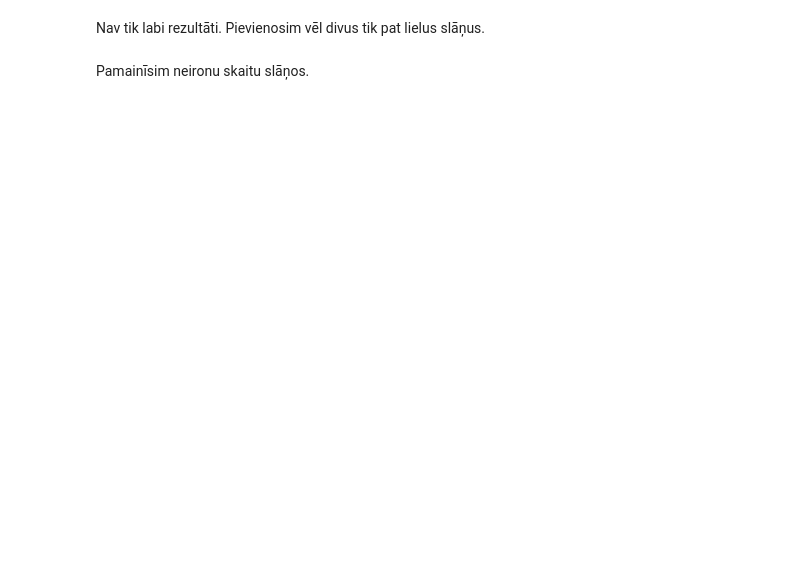
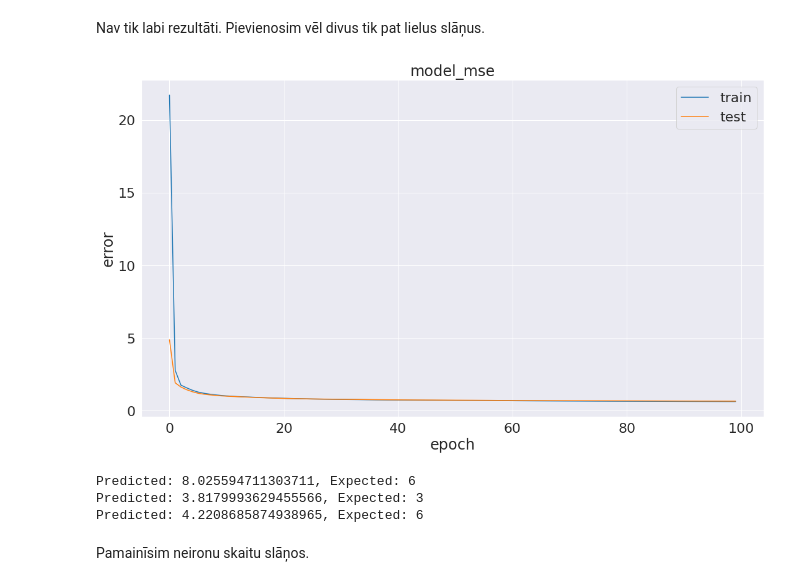
Before and after one commit to kamikaze/rtu-ai, a Jupyter notebook: homework02.ipynb, the cells around one changed output. Saved outputs shown, nothing was run; the diff lists cells and outputs as text; code cells hidden in the pictures; blank space fills up the shorter version.

```diff
--- a/homework02.ipynb
+++ b/homework02.ipynb
@@ -176,22 +281,29 @@ evaluate_model(model, samples, qualities, epochs=100)
 # %% [markdown]
 Nav tik labi rezultāti. Pievienosim vēl divus tik pat lielus slāņus.
 # %%
-def build_model(input_count: int, output_count: int):
+def build_model(input_count: int, normalizer):
     init = tf.keras.initializers.TruncatedNormal(stddev=0.01, seed=42)
-    model = tf.keras.models.Sequential()
-    model.add(tf.keras.layers.Dense(input_count, kernel_initializer=init, activation='relu', input_shape=(input_count, )))
-    model.add(tf.keras.layers.Dense(input_count, activation='relu'))
-    model.add(tf.keras.layers.Dense(input_count, activation='relu'))
-    model.add(tf.keras.layers.Dense(1))
+    model = tf.keras.models.Sequential([
+        normalizer,
+        tf.keras.layers.Dense(input_count, kernel_initializer=init, activation='relu', input_shape=(input_count,)),
+        tf.keras.layers.Dense(input_count, activation='relu'),
+        tf.keras.layers.Dense(input_count, activation='relu'),
+        tf.keras.layers.Dense(1)
+    ])
 
     adam = tf.keras.optimizers.Adam(learning_rate=0.0005)
 
-    model.compile(loss='mse', optimizer=adam, metrics=['mae', 'mse'])
+    model.compile(loss='mse', optimizer=adam, metrics=['mse'])
 
     return model
 # %%
-model = build_model(attr_count, 1)
+model = build_model(attr_count, normalizer)
 evaluate_model(model, samples, qualities, epochs=100)
+# %% [output]
+[figure, added]
+Predicted: 8.025594711303711, Expected: 6
+Predicted: 3.8179993629455566, Expected: 3
+Predicted: 4.2208685874938965, Expected: 6
 # %% [markdown]
 Pamainīsim neironu skaitu slāņos.
 # %%
```
Also changed, not shown: parts of 44 cells of this notebook.
